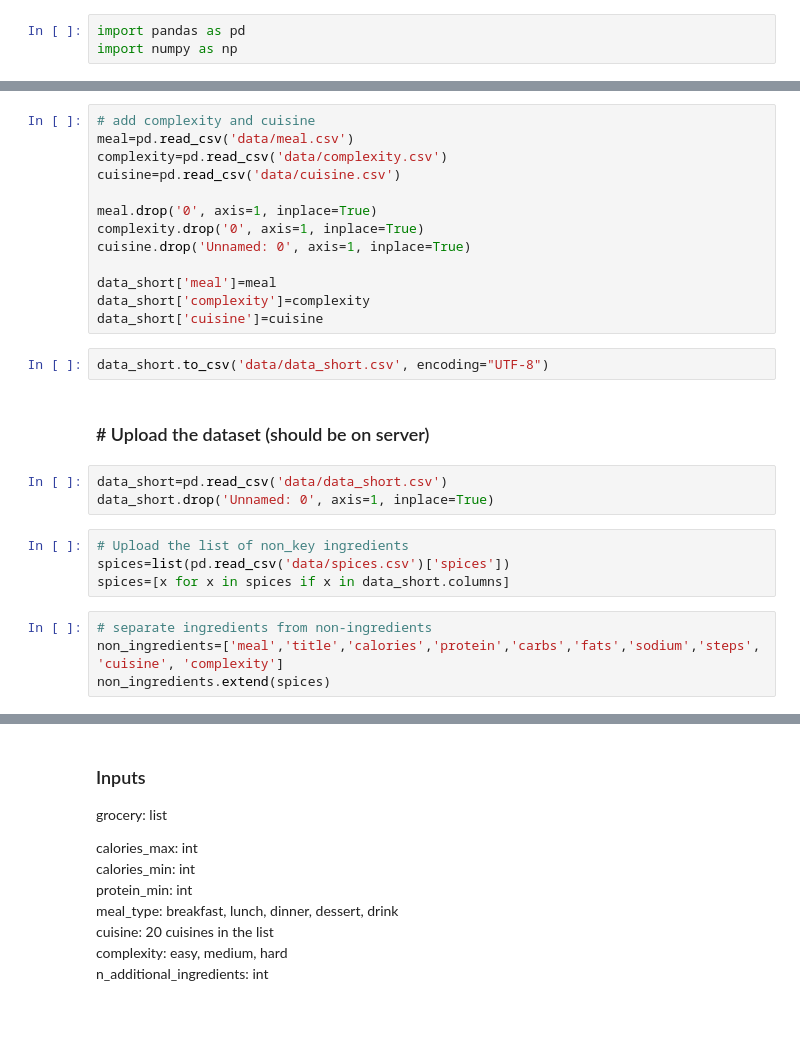
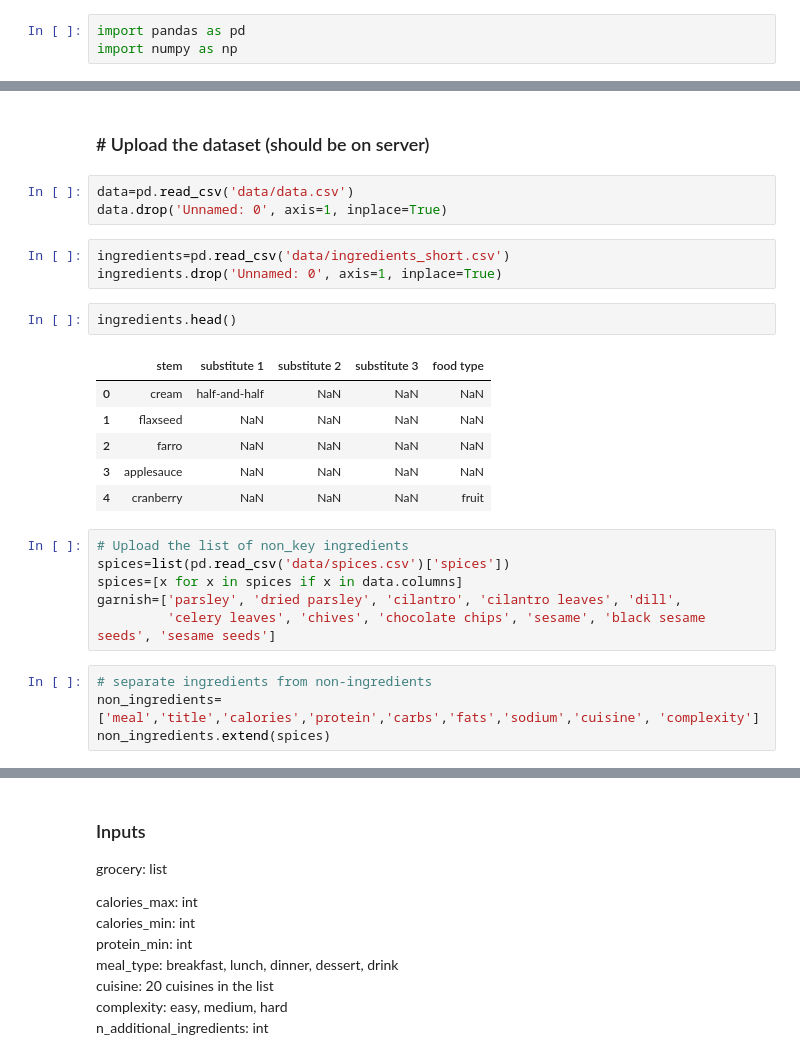
Before and after one commit to cgutwein/grocery-and-meal-assistant, a Jupyter notebook: python/Return recipes.ipynb, the cells around one changed output, grey strips where cells are left out. Saved outputs shown, nothing was run; the diff lists cells and outputs as text; blank space fills up the shorter version.

```diff
--- a/python/Return recipes.ipynb
+++ b/python/Return recipes.ipynb
@@ -33,28 +4,27 @@ ls data
-# %%
-# add complexity and cuisine
-meal=pd.read_csv('data/meal.csv')
-complexity=pd.read_csv('data/complexity.csv')
-cuisine=pd.read_csv('data/cuisine.csv')
-
-meal.drop('0', axis=1, inplace=True)
-complexity.drop('0', axis=1, inplace=True)
-cuisine.drop('Unnamed: 0', axis=1, inplace=True)
-
-data_short['meal']=meal
-data_short['complexity']=complexity
-data_short['cuisine']=cuisine
-# %%
-data_short.to_csv('data/data_short.csv', encoding="UTF-8")
 # %% [markdown]
 ### # Upload the dataset (should be on server)
 # %%
-data_short=pd.read_csv('data/data_short.csv')
-data_short.drop('Unnamed: 0', axis=1, inplace=True)
+data=pd.read_csv('data/data.csv')
+data.drop('Unnamed: 0', axis=1, inplace=True)
+# %%
+ingredients=pd.read_csv('data/ingredients_short.csv')
+ingredients.drop('Unnamed: 0', axis=1, inplace=True)
+# %%
+ingredients.head()
+# %% [output]
+|  | stem | substitute 1 | substitute 2 | substitute 3 | food type |
+| 0 | cream | half-and-half | NaN | NaN | NaN |
+| 1 | flaxseed | NaN | NaN | NaN | NaN |
+| 2 | farro | NaN | NaN | NaN | NaN |
+| 3 | applesauce | NaN | NaN | NaN | NaN |
+| 4 | cranberry | NaN | NaN | NaN | fruit |
 # %%
 # Upload the list of non_key ingredients
 spices=list(pd.read_csv('data/spices.csv')['spices'])
-spices=[x for x in spices if x in data_short.columns]
+spices=[x for x in spices if x in data.columns]
+garnish=['parsley', 'dried parsley', 'cilantro', 'cilantro leaves', 'dill',
+         'celery leaves', 'chives', 'chocolate chips', 'sesame', 'black sesame seeds', 'sesame seeds']
 # %%
 # separate ingredients from non-ingredients
-non_ingredients=['meal','title','calories','protein','carbs','fats','sodium','steps', 'cuisine', 'complexity']
+non_ingredients=['meal','title','calories','protein','carbs','fats','sodium','cuisine', 'complexity']
 non_ingredients.extend(spices)
```
Also changed, not shown: parts of 30 cells of this notebook.
